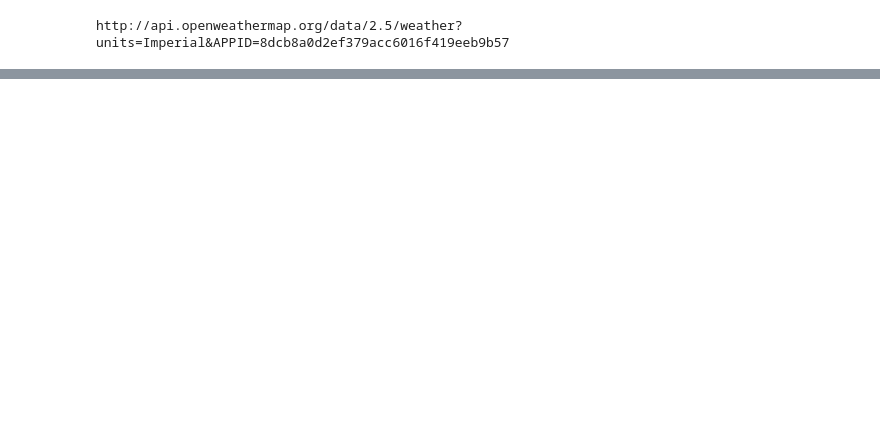
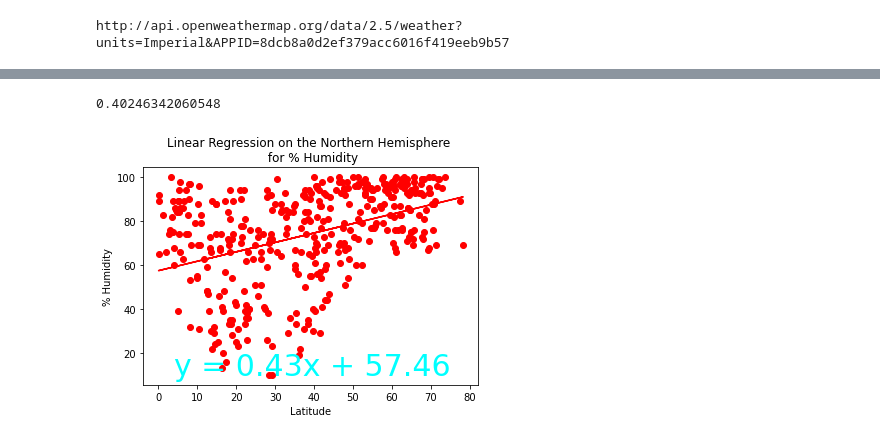
Before and after one commit to JediMasterSlagle/World_Weather_Analysis, a Jupyter notebook: WeatherPy.ipynb, the cells around one changed output, grey strips where cells are left out. Drawn from its saved outputs; the diff is of its cells as text; code cells hidden in the pictures; blank space fills up the shorter version.

```diff
--- a/WeatherPy.ipynb
+++ b/WeatherPy.ipynb
@@ -256,0 +356,11 @@ plt.show()
+# %%
+#def values for regression on N Hemisphere and set regression formula location     (humidity)
+x_values = northern_hemi_df["Lat"]
+y_values = northern_hemi_df["Humidity"]
+
+#Call function
+plot_linear_regression(x_values, y_values,
+                       'Linear Regression on the Northern Hemisphere \n for % Humidity', '% Humidity',(4,10))
+# %% [output]
+0.40246342060548
+[figure, added]
```
Also changed, not shown: parts of 23 cells of this notebook.
